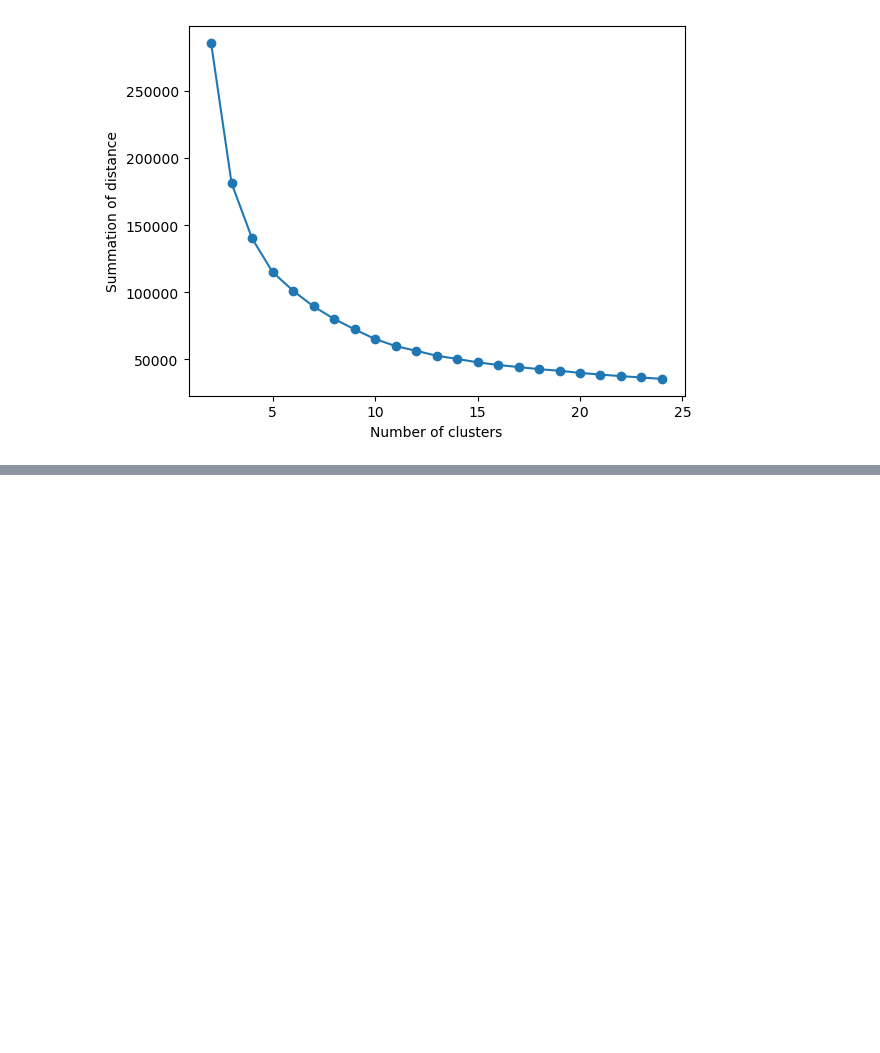
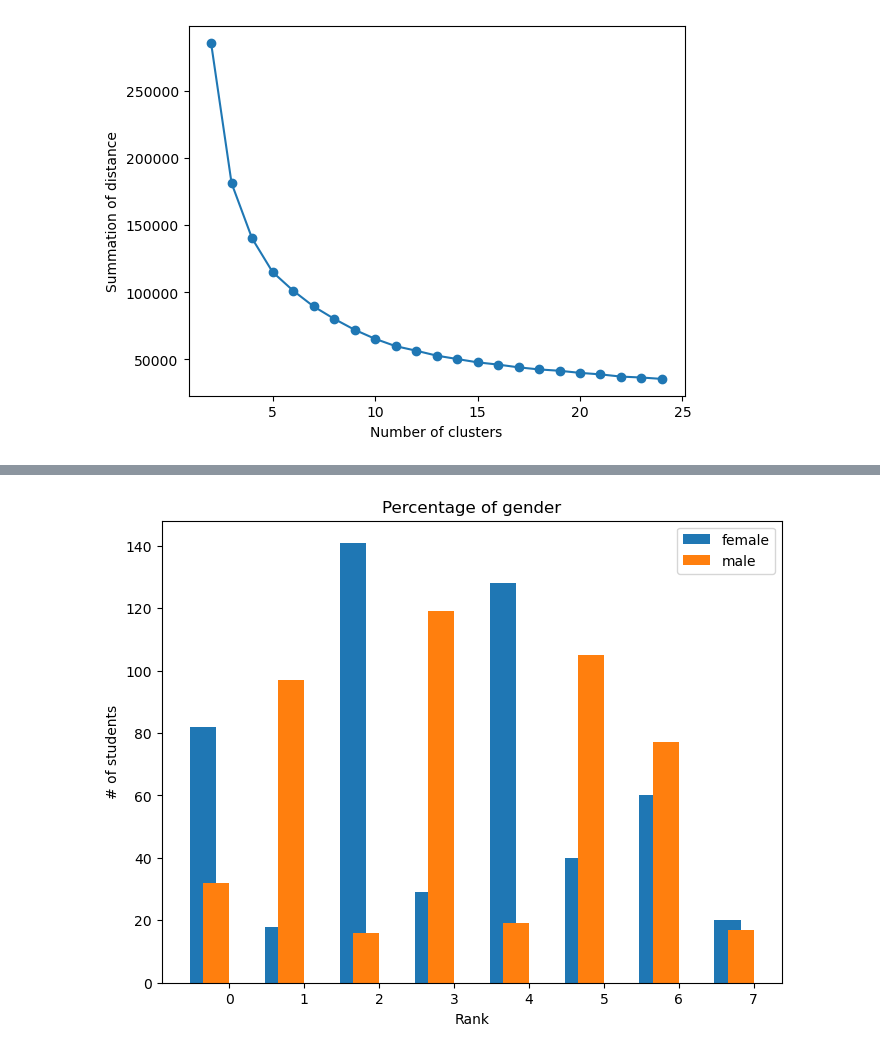
Before and after one commit to ThyagoAlveess/MachineLearningCA1, a Jupyter notebook: Machine Learning CA1.ipynb, the cells around one changed output, grey strips where cells are left out. Cells and saved outputs as stored; diff of their text form; code cells hidden in the pictures; blank space fills up the shorter version.

```diff
--- a/Machine Learning CA1.ipynb
+++ b/Machine Learning CA1.ipynb
@@ -237,0 +246,4 @@ plot_bar_chart("pre")
+# %%
+plot_bar_chart("gender")
+# %% [output]
+[figure, added]
```
Also changed, not shown: parts of 9 cells of this notebook.
